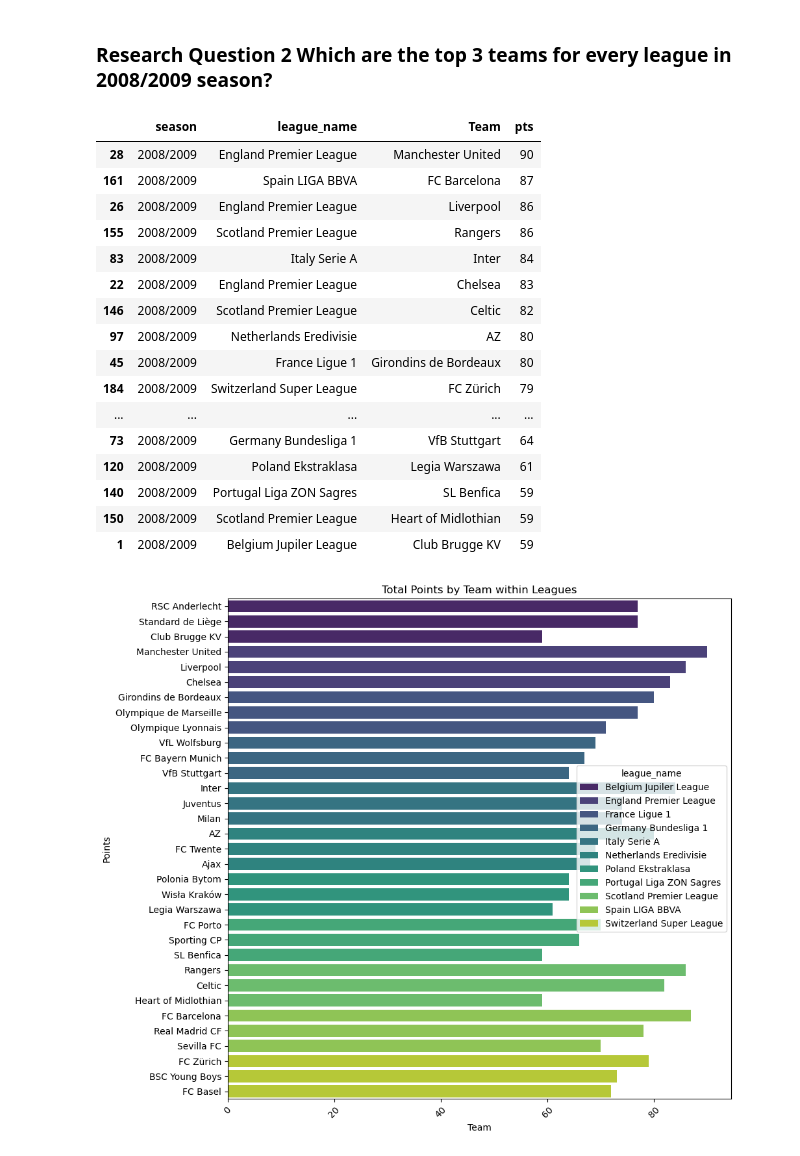
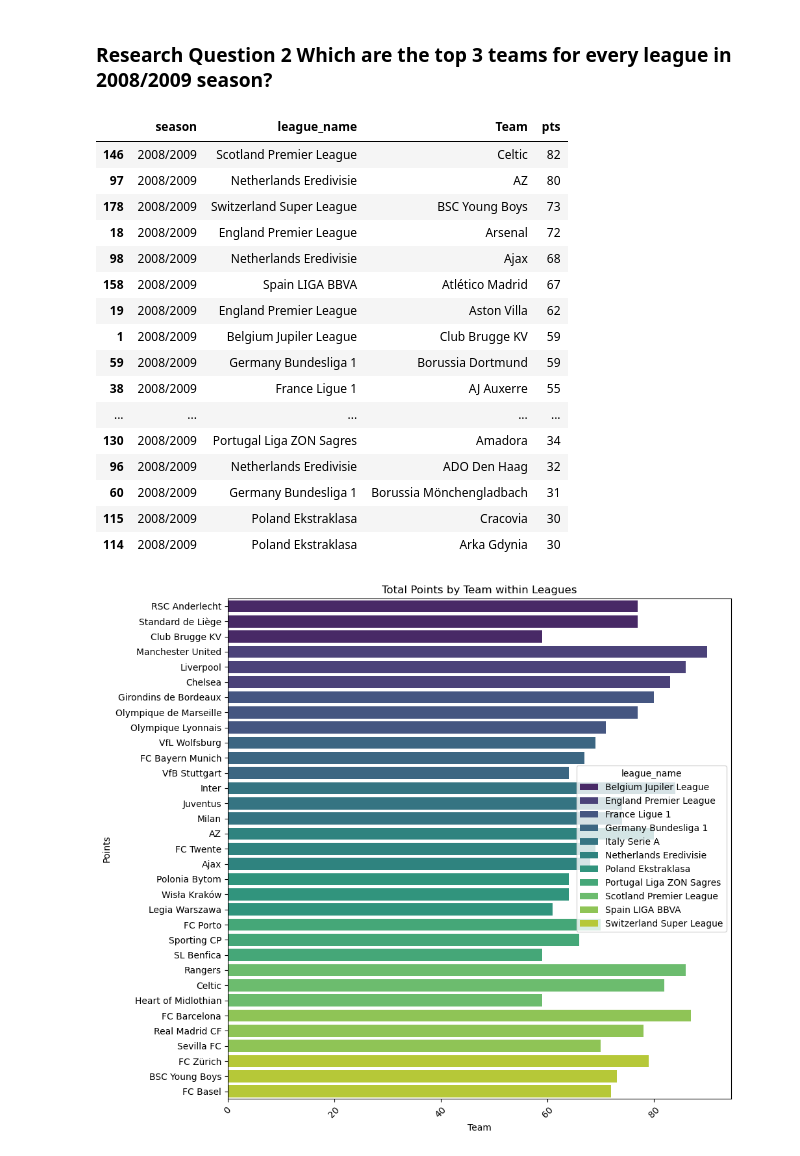
Before and after one commit to Daviedavie100/Investigating_dataset_project, a Jupyter notebook: Investigate_a_Dataset.ipynb, the cells around one changed output. Cells and saved outputs as stored; diff of their text form; code cells hidden in the pictures.

```diff
--- a/Investigate_a_Dataset.ipynb
+++ b/Investigate_a_Dataset.ipynb
@@ -1585,33 +1585,33 @@ df_google_looker.to_csv('league_table_for_lookerStudio.csv', index_label='Id')
 # %%
 top_3_teams = (
     melted_match
     .query('season=="2008/2009"')  # Filter for the specified season
     .groupby(['season', 'league_name', 'Team'], as_index=False)['pts']
     .sum()
-    .sort_values(by=['season', 'league_name', 'pts'], ascending=[True, True, False])
+    .sort_values(by=['season', 'league_name'], ascending=[True, True])
     .groupby(['season', 'league_name'], as_index=False)
     .head(3)  # Keep only the top 3 rows for each group
 )
 
 top_3_teams.sort_values(by='pts', ascending=False)
 # %% [output]
 |  | season | league_name | Team | pts |
-| 28 | 2008/2009 | England Premier League | Manchester United | 90 |
-| 161 | 2008/2009 | Spain LIGA BBVA | FC Barcelona | 87 |
-| 26 | 2008/2009 | England Premier League | Liverpool | 86 |
-| 155 | 2008/2009 | Scotland Premier League | Rangers | 86 |
-| 83 | 2008/2009 | Italy Serie A | Inter | 84 |
-| 22 | 2008/2009 | England Premier League | Chelsea | 83 |
 | 146 | 2008/2009 | Scotland Premier League | Celtic | 82 |
 | 97 | 2008/2009 | Netherlands Eredivisie | AZ | 80 |
-| 45 | 2008/2009 | France Ligue 1 | Girondins de Bordeaux | 80 |
-| 184 | 2008/2009 | Switzerland Super League | FC Zürich | 79 |
+| 178 | 2008/2009 | Switzerland Super League | BSC Young Boys | 73 |
+| 18 | 2008/2009 | England Premier League | Arsenal | 72 |
+| 98 | 2008/2009 | Netherlands Eredivisie | Ajax | 68 |
+| 158 | 2008/2009 | Spain LIGA BBVA | Atlético Madrid | 67 |
+| 19 | 2008/2009 | England Premier League | Aston Villa | 62 |
+| 1 | 2008/2009 | Belgium Jupiler League | Club Brugge KV | 59 |
+| 59 | 2008/2009 | Germany Bundesliga 1 | Borussia Dortmund | 59 |
+| 38 | 2008/2009 | France Ligue 1 | AJ Auxerre | 55 |
 | ... | ... | ... | ... | ... |
-| 73 | 2008/2009 | Germany Bundesliga 1 | VfB Stuttgart | 64 |
-| 120 | 2008/2009 | Poland Ekstraklasa | Legia Warszawa | 61 |
-| 140 | 2008/2009 | Portugal Liga ZON Sagres | SL Benfica | 59 |
-| 150 | 2008/2009 | Scotland Premier League | Heart of Midlothian | 59 |
-| 1 | 2008/2009 | Belgium Jupiler League | Club Brugge KV | 59 |
+| 130 | 2008/2009 | Portugal Liga ZON Sagres | Amadora | 34 |
+| 96 | 2008/2009 | Netherlands Eredivisie | ADO Den Haag | 32 |
+| 60 | 2008/2009 | Germany Bundesliga 1 | Borussia Mönchengladbach | 31 |
+| 115 | 2008/2009 | Poland Ekstraklasa | Cracovia | 30 |
+| 114 | 2008/2009 | Poland Ekstraklasa | Arka Gdynia | 30 |
 # %%
 # Example bar chart
 plt.figure(figsize=(10, 10))
```
Also changed, not shown: parts of 1 cell of this notebook.
